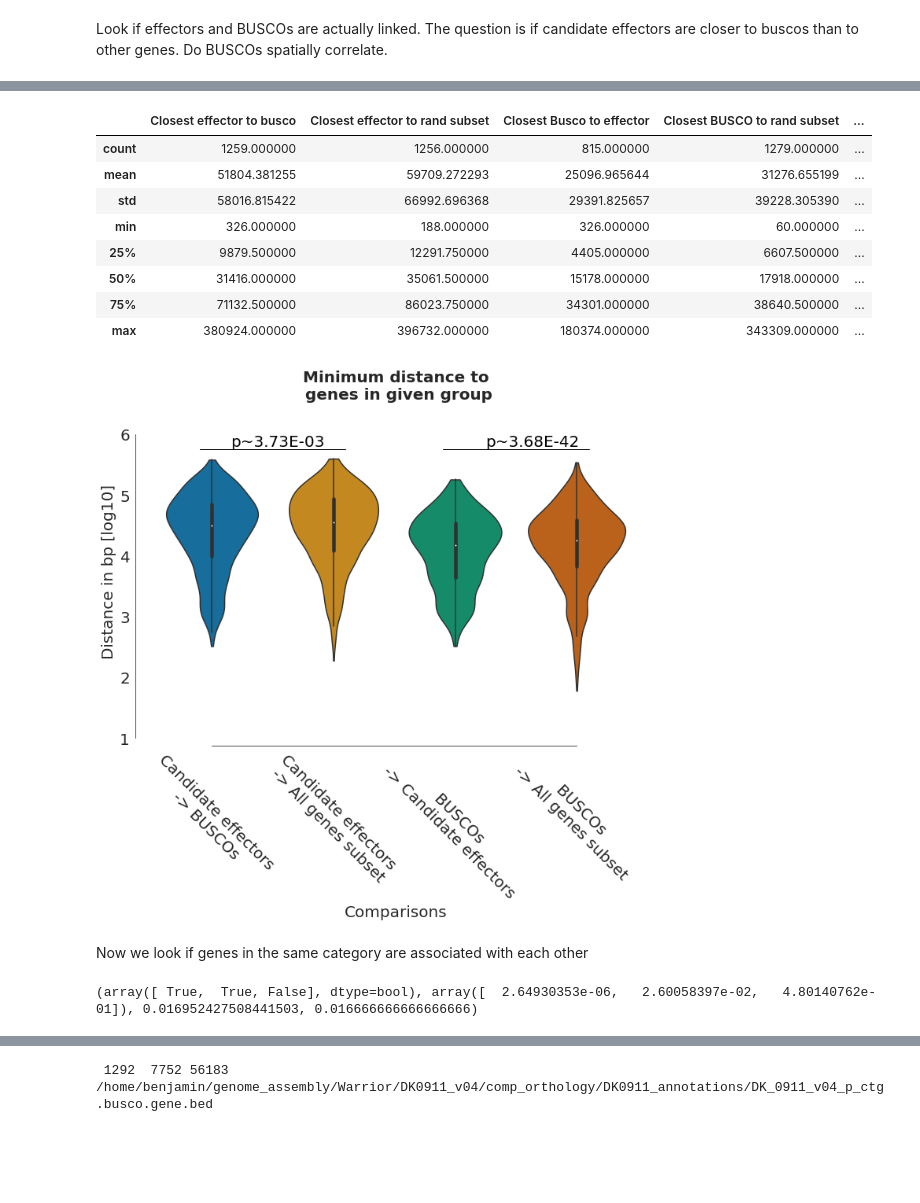
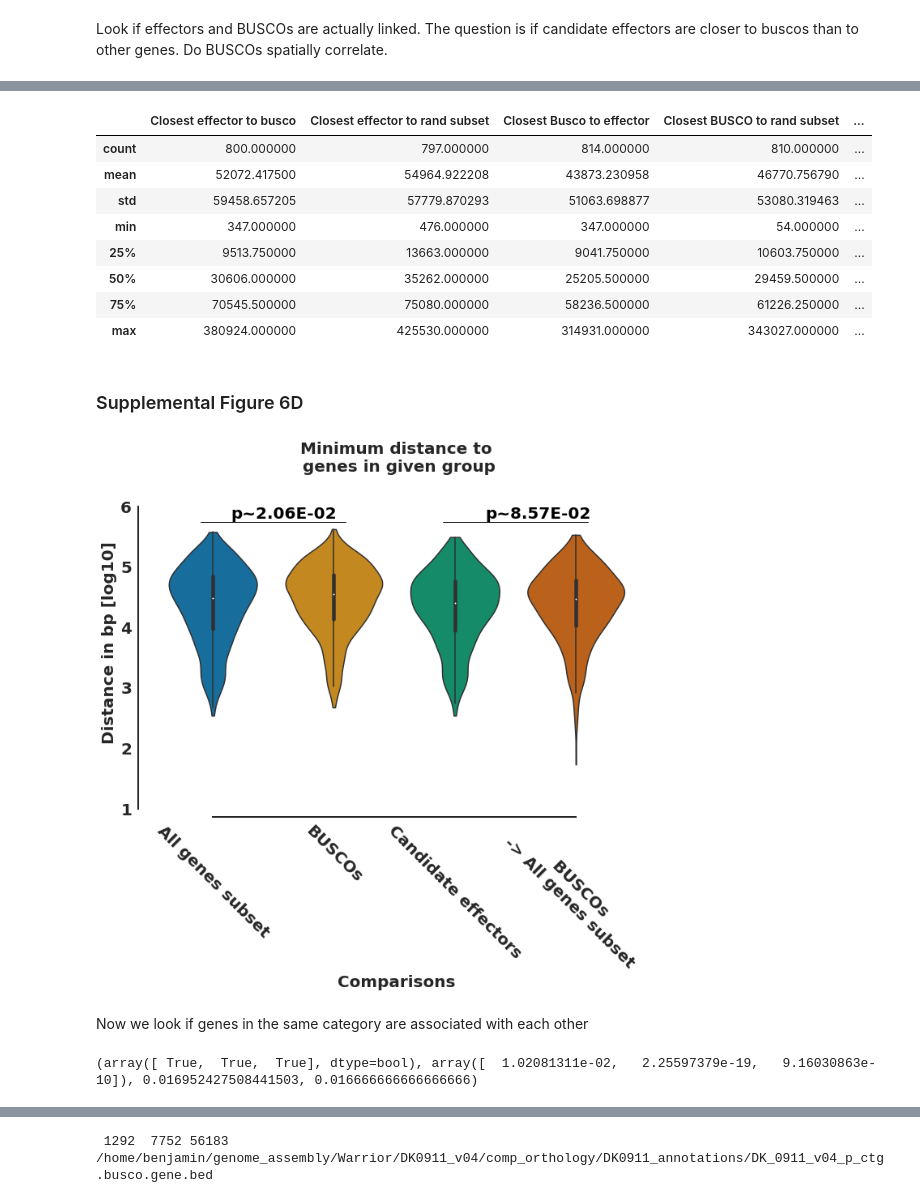
Before and after one commit to Team-Schwessinger/DK_0911-1, a Jupyter notebook: scripts/DK0911_v04_effector_analysis.ipynb, the cells around one changed output, grey strips where cells are left out. Cells and saved outputs as stored; diff of their text form; code cells hidden in the pictures; blank space fills up the shorter version.

```diff
--- a/scripts/DK0911_v04_effector_analysis.ipynb
+++ b/scripts/DK0911_v04_effector_analysis.ipynb
@@ -502,3 +507,6 @@ min_dist_TE_to_noeb = p_no_eb_bed.closest(p_repeats_bed,d=True,t='last',io=True)
 ####new revision outpath
 #revision out path
 REV_OUT = TMP_FIG_PATH
+# %%
+##OUTPATH for figures
+OUTPATH='/home/benjamin/genome_assembly/Warrior/DK0911_v04/figures'
@@ -513,7 +536,7 @@ df['log_distance'] = df.value.apply(lambda x: np.log10(x+1))
 #ax.set_xscale("log")
 sns.violinplot(y='log_distance', x="variable", data=df, cut=0,
           whis=np.inf, palette=sns.color_palette('colorblind'))
-plt.setp(ax.artists, alpha=.01)
+plt.setp(ax.artists, alpha=1)
 #sns.swarmplot(y="value", x="variable", data=df,
  #           size=2, color=".3", linewidth=0)
 #set the labels
@@ -550,9 +573,14 @@ ax.plot([0.9, 2.1], [4.45, 4.45],color ='k' ,lw=1)
 sns.despine(offset=10, trim=True)
 
 #fontsize of ticks
-ax.tick_params(labelsize=fs)
+ax.tick_params(labelsize=fs, length=4)
+ax.tick_params(width=2)
+for axis in ['bottom','left']:
+    ax.spines[axis].set_linewidth(2)
+for axis in ['top','right']:
+    ax.spines[axis].set_linewidth(0)
 
 #save the file as well
-out_file_name = "_".join(title.split(' '))
-fig.savefig(os.path.join(REV_OUT, out_file_name+'_v3.png'), dpi=600)
+outfn = os.path.join(OUTPATH, 'SF6B_genes_to_TEs.tiff')
+plt.savefig(outfn, dpi=600,bbox_inches='tight')
 # %% [output]
@@ -571,7 +600,7 @@ This was to look at if subsetting the number of genes to the number of BUSCOs wo
 # %% [markdown]
 Now we are looking if members of the same group are more closley linked than a random subset or groups of equal size
 # %%
-sub_set = len(BedTool(p_busco_bed_fn))
+sub_set = len(BedTool(p_effector_bed_fn))
 # %%
 #read in bed files and subset
 p_effector_bed = BedTool(p_effector_bed_fn)
@@ -803,14 +832,14 @@ plt.xticks(rotation=-45)
 all_vs_others_c_df.describe()
 # %% [output]
 |  | Closest effector to busco | Closest effector to rand subset | Closest Busco to effector | Closest BUSCO to rand subset | ... |
-| count | 1259.000000 | 1256.000000 | 815.000000 | 1279.000000 | ... |
-| mean | 51804.381255 | 59709.272293 | 25096.965644 | 31276.655199 | ... |
-| std | 58016.815422 | 66992.696368 | 29391.825657 | 39228.305390 | ... |
-| min | 326.000000 | 188.000000 | 326.000000 | 60.000000 | ... |
-| 25% | 9879.500000 | 12291.750000 | 4405.000000 | 6607.500000 | ... |
-| 50% | 31416.000000 | 35061.500000 | 15178.000000 | 17918.000000 | ... |
-| 75% | 71132.500000 | 86023.750000 | 34301.000000 | 38640.500000 | ... |
-| max | 380924.000000 | 396732.000000 | 180374.000000 | 343309.000000 | ... |
+| count | 800.000000 | 797.000000 | 814.000000 | 810.000000 | ... |
+| mean | 52072.417500 | 54964.922208 | 43873.230958 | 46770.756790 | ... |
+| std | 59458.657205 | 57779.870293 | 51063.698877 | 53080.319463 | ... |
+| min | 347.000000 | 476.000000 | 347.000000 | 54.000000 | ... |
+| 25% | 9513.750000 | 13663.000000 | 9041.750000 | 10603.750000 | ... |
+| 50% | 30606.000000 | 35262.000000 | 25205.500000 | 29459.500000 | ... |
+| 75% | 70545.500000 | 75080.000000 | 58236.500000 | 61226.250000 | ... |
+| max | 380924.000000 | 425530.000000 | 314931.000000 | 343027.000000 | ... |
 # %%
 #do some stats on it look first into ranksum test
 _, error_e = scipy.stats.ranksums(all_vs_others_c_df['Closest effector to busco'], all_vs_others_c_df['Closest effector to rand subset'])
@@ -823,6 +852,8 @@ new_c_names = ['Candidate effectors \n-> BUSCOs', 'Candidate effectors \n-> All
                'BUSCOs \n-> All genes subset' ]
 # %%
 all_vs_others_iqr_df.rename(columns=dict(zip(all_vs_others_iqr_df.columns[:4],new_c_names)), inplace=True)
+# %% [markdown]
+### Supplemental Figure 6D
 # %%
 all_vs_others_c_df.rename(columns=dict(zip(all_vs_others_c_df.columns[:4],new_c_names)), inplace=True)
 all_vs_others_c_df_melt = all_vs_others_c_df.iloc[:,[0,1,2,3]].melt()
@@ -845,36 +876,45 @@ plt.ylim(1, 6.5)
 font0 = FontProperties()
 font_axis = font0.copy()
 font_axis.set_size(20)
 
 #set font size for labels and such
 fs = 20
 
 #add the title and legends
 font0 = FontProperties()
 font = font0.copy()
 font.set_weight('bold')
 font.set_size(20)
 
 title = 'Minimum distance to genes in given group'
 plt.title(title.replace('to', 'to\n'), fontproperties=font)
 plt.xlabel("Comparisons" , fontproperties=font_axis)
 plt.ylabel('Distance in bp [log10]', fontproperties=font_axis)
 
 #add the stats to it as well with numbers and lines
 ax.text(0.15, 5.8, 'p~%.2E'% error_e, color='k', fontsize=fs)
 ax.plot([-0.1, 1.1], [5.75, 5.75],color ='k' ,lw=1)
 ax.text(2.25, 5.8, 'p~%.2E'% error_b, color='k', fontsize=fs)
 ax.plot([1.9, 3.1], [5.75, 5.75],color ='k' ,lw=1)
 sns.despine(offset=10, trim=True)
 plt.xticks(rotation=-45)
 #save the file as well
 #fontsize of ticks
 ax.tick_params(labelsize=fs)
 
-out_file_name = "_".join(title.split(' '))
-fig.savefig(os.path.join(REV_OUT, out_file_name+'_v3.png'), dpi=600)
+#fontsize of ticks
+ax.tick_params(labelsize=fs, length=4)
+ax.tick_params(width=2)
+for axis in ['bottom','left']:
+    ax.spines[axis].set_linewidth(2)
+for axis in ['top','right']:
+    ax.spines[axis].set_linewidth(0)
+
+#save the file as well
+outfn = os.path.join(OUTPATH, 'SF6D_genes_to_TEs_v2.tiff')
+plt.savefig(outfn, dpi=600,bbox_inches='tight')
 # %% [output]
-[figure, old version]
+[figure, new version]
 # %% [markdown]
 Now we look if genes in the same category are associated with each other
 # %%
@@ -885,7 +925,7 @@ _, p_be = scipy.stats.ranksums(p_bself, p_eself)
 print(statsmodels.sandbox.stats.multicomp.multipletests([p_ab,p_ae, p_be],\
     alpha=0.05, method='bonferroni', is_sorted=False, returnsorted=False))
 # %% [output]
-(array([ True,  True, False], dtype=bool), array([  2.64930353e-06,   2.60058397e-02,   4.80140762e-01]), 0.016952427508441503, 0.016666666666666666)
+(array([ True,  True,  True], dtype=bool), array([  1.02081311e-02,   2.25597379e-19,   9.16030863e-10]), 0.016952427508441503, 0.016666666666666666)
 # %%
 #now make a nearest neightbour dataframe
 nn_df = pd.concat([p_allall, p_bself, p_eself], names=['All genes', 'BUSCOs', 'Effectors'], axis=1)
```
Also changed, not shown: parts of 28 cells of this notebook.
